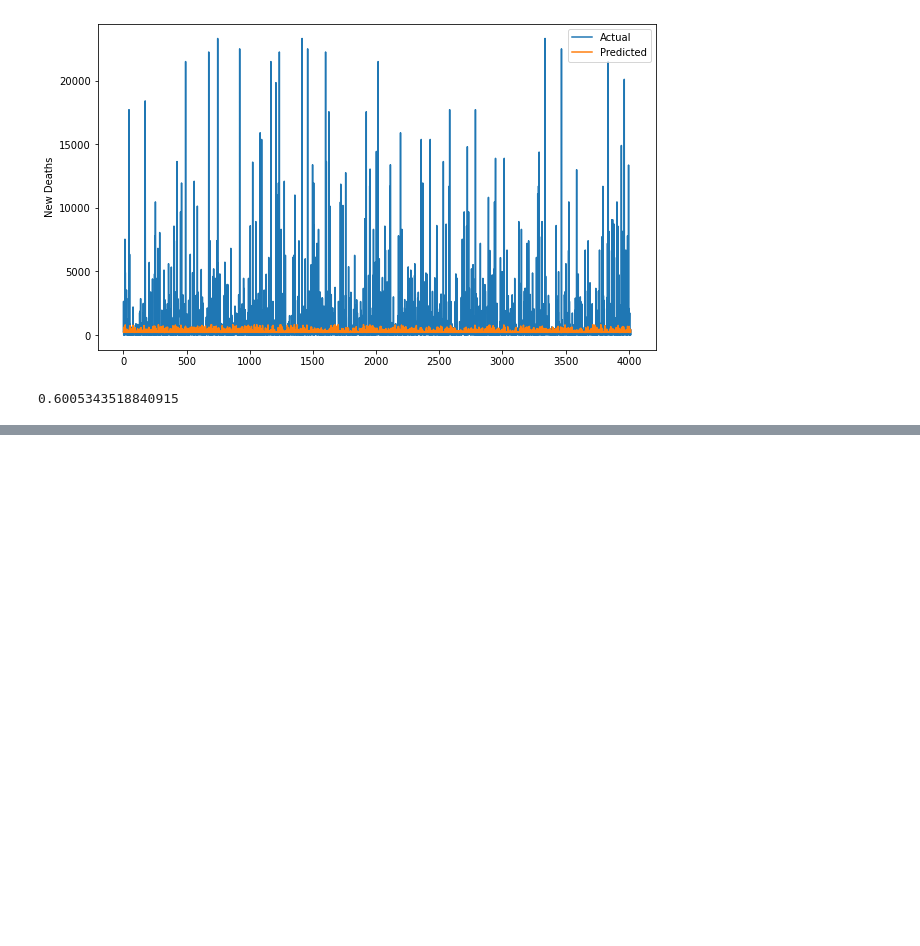
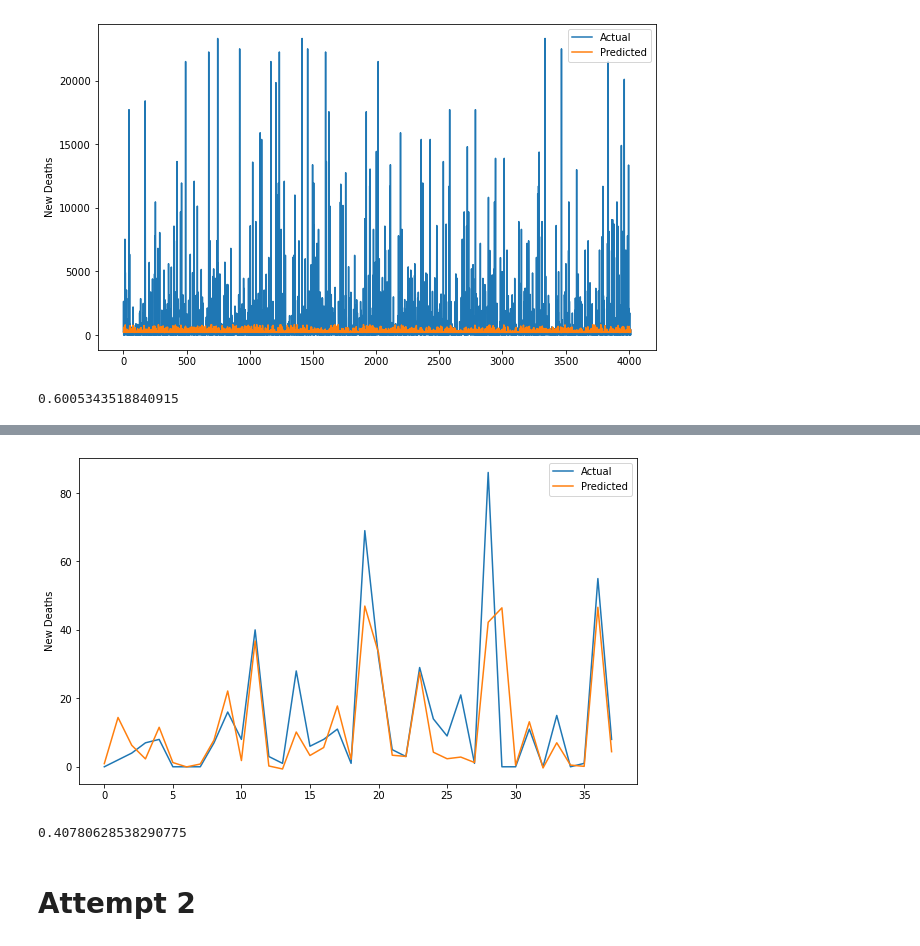
Before and after one commit to y-ginther/DS-Capstone, a Jupyter notebook: LSTMv2_c.ipynb, the cells around one changed output, grey strips where cells are left out. Cells and saved outputs as stored; diff of their text form; code cells hidden in the pictures; blank space fills up the shorter version.

```diff
--- a/LSTMv2_c.ipynb
+++ b/LSTMv2_c.ipynb
@@ -486,0 +597,12 @@ mase
+# %%
+test_pred = model.predict(X_test.reshape((-1, sequence_length, 1)))
+num_sequences = len(X_test)
+flat_test_pred = np.concatenate(test_pred)
+
+plt.figure(figsize=(10, 6))
+plt.plot(np.arange(num_sequences), y_test, label='Actual')
+plt.plot(np.arange(num_sequences), flat_test_pred, label='Predicted')
+plt.ylabel('New Deaths')
+plt.legend()
+plt.show()
+# %% [output]
@@ -486,0 +610,12 @@ mase
+[figure, added]
+# %%
+mae = mean_absolute_error(flat_test_pred, y_test)
+mase = MeanAbsoluteScaledError(sp = 13)
+mase = mase(flat_test_pred, y_test, y_train = y_train)
+r2 = r2_score(flat_test_pred, y_test)
+new_row = {'model': '1', 'mae': mae, 'mase': mase, 'rsq': r2}
+metrics = metrics.append(new_row, ignore_index=True)
+# %% [output]
+0.40780628538290775
+# %% [markdown]
+# Attempt 2
```
Also changed, not shown: parts of 17 cells of this notebook.
